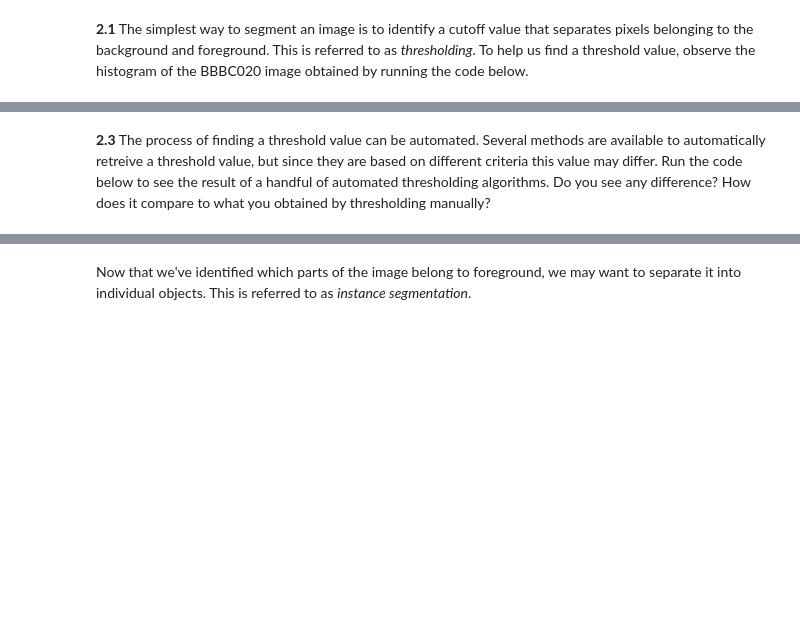
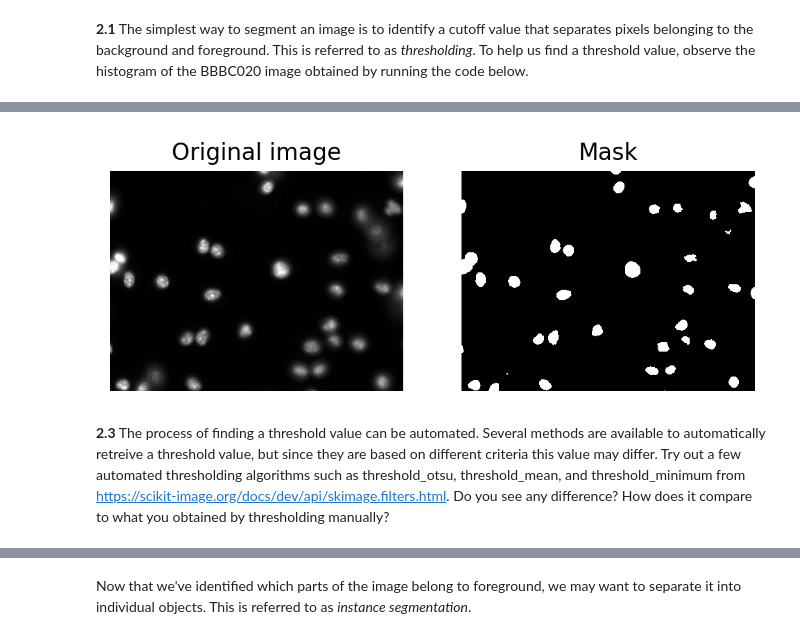
Before and after one commit to uhlmanngroup/imagequantification101, a Jupyter notebook: 2 - Segmentation.ipynb, the cells around one changed output, grey strips where cells are left out. Drawn from its saved outputs; the diff is of its cells as text; code cells hidden in the pictures; blank space fills up the shorter version.

```diff
--- a/2 - Segmentation.ipynb
+++ b/2 - Segmentation.ipynb
@@ -73,2 +82,23 @@ As a first step, we will attempt to group pixels into two broad "background" (co
+# %%
+# Set threshold
+thresh = 30
+
+# Retreive values larger or equal
+mask_img = bbbc020_easy > thresh
+# %%
+# Visualize the result
+fig, axes = plt.subplots(nrows=1, ncols=2)
+
+axes[0].imshow(bbbc020_easy, cmap='gray')
+axes[0].axis('off')
+axes[0].set_title('Original image')
+
+axes[1].imshow(mask_img, cmap='gray')
+axes[1].axis('off')
+axes[1].set_title('Mask')
+
+plt.show()
+# %% [output]
+[figure, added]
 # %% [markdown]
-**2.3** The process of finding a threshold value can be automated. Several methods are available to automatically retreive a threshold value, but since they are based on different criteria this value may differ. Run the code below to see the result of a handful of automated thresholding algorithms. Do you see any difference? How does it compare to what you obtained by thresholding manually?
+**2.3** The process of finding a threshold value can be automated. Several methods are available to automatically retreive a threshold value, but since they are based on different criteria this value may differ. Try out a few automated thresholding algorithms such as threshold_otsu, threshold_mean, and threshold_minimum from https://scikit-image.org/docs/dev/api/skimage.filters.html. Do you see any difference? How does it compare to what you obtained by thresholding manually?
```
Also changed, not shown: parts of 21 cells of this notebook.
